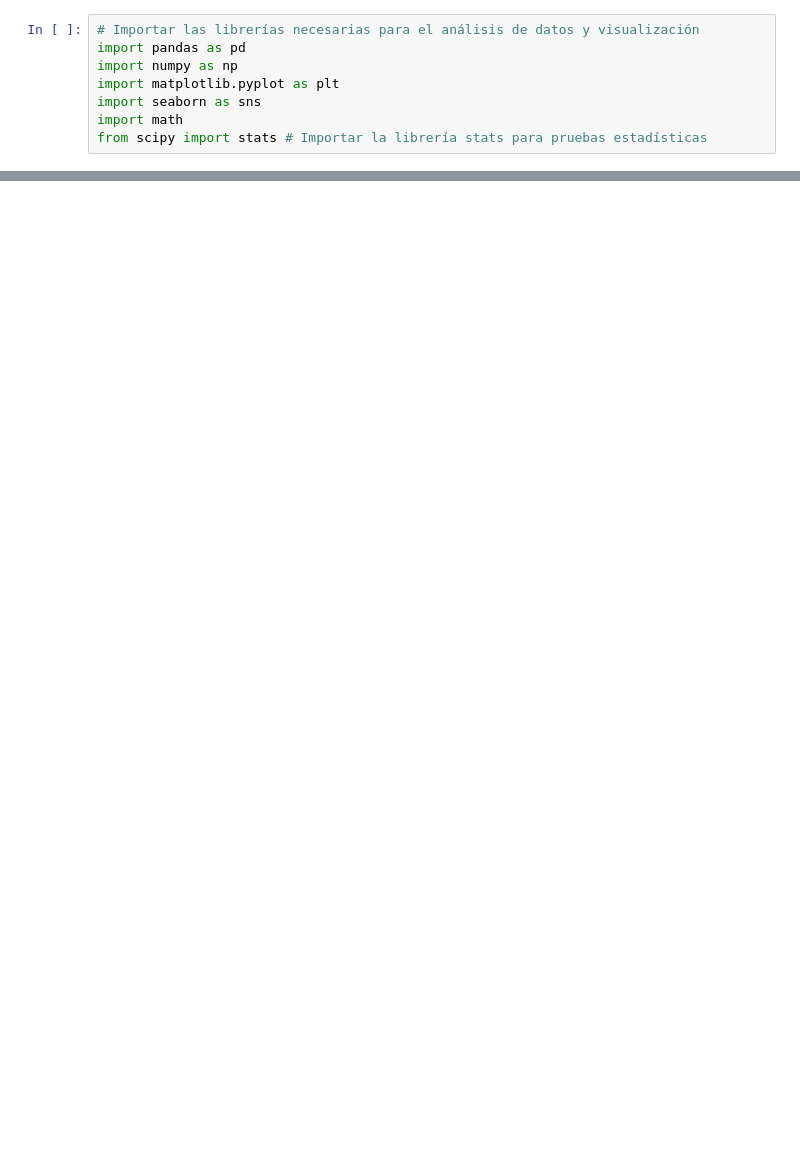
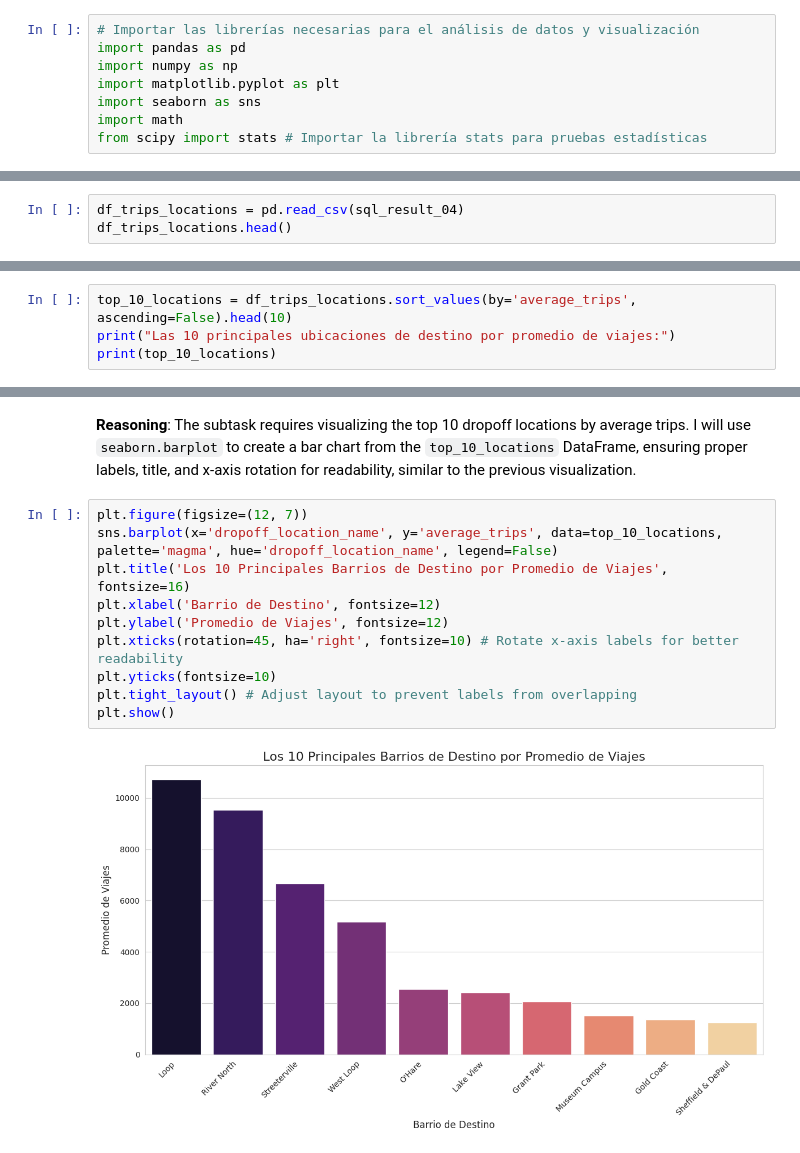
Before and after one commit to Davichobacter/data_science_tt, a Jupyter notebook: Sprint_8/notebook.ipynb, the cells around one changed output, grey strips where cells are left out. Drawn from its saved outputs; the diff is of its cells as text; blank space fills up the shorter version.

```diff
--- a/Sprint_8/notebook.ipynb
+++ b/Sprint_8/notebook.ipynb
@@ -164,0 +62,3 @@ Passing `palette` without assigning `hue` is deprecated and will be removed in v
+# %%
+df_trips_locations = pd.read_csv(sql_result_04)
+df_trips_locations.head()
@@ -164,0 +249,4 @@ Passing `palette` without assigning `hue` is deprecated and will be removed in v
+# %%
+top_10_locations = df_trips_locations.sort_values(by='average_trips', ascending=False).head(10)
+print("Las 10 principales ubicaciones de destino por promedio de viajes:")
+print(top_10_locations)
@@ -164,0 +271,15 @@ Passing `palette` without assigning `hue` is deprecated and will be removed in v
+# %% [markdown]
+**Reasoning**:
+The subtask requires visualizing the top 10 dropoff locations by average trips. I will use `seaborn.barplot` to create a bar chart from the `top_10_locations` DataFrame, ensuring proper labels, title, and x-axis rotation for readability, similar to the previous visualization.
+# %%
+plt.figure(figsize=(12, 7))
+sns.barplot(x='dropoff_location_name', y='average_trips', data=top_10_locations, palette='magma', hue='dropoff_location_name', legend=False)
+plt.title('Los 10 Principales Barrios de Destino por Promedio de Viajes', fontsize=16)
+plt.xlabel('Barrio de Destino', fontsize=12)
+plt.ylabel('Promedio de Viajes', fontsize=12)
+plt.xticks(rotation=45, ha='right', fontsize=10) # Rotate x-axis labels for better readability
+plt.yticks(fontsize=10)
+plt.tight_layout() # Adjust layout to prevent labels from overlapping
+plt.show()
+# %% [output]
+[figure, added]
```
Also changed, not shown: parts of 48 cells of this notebook.
